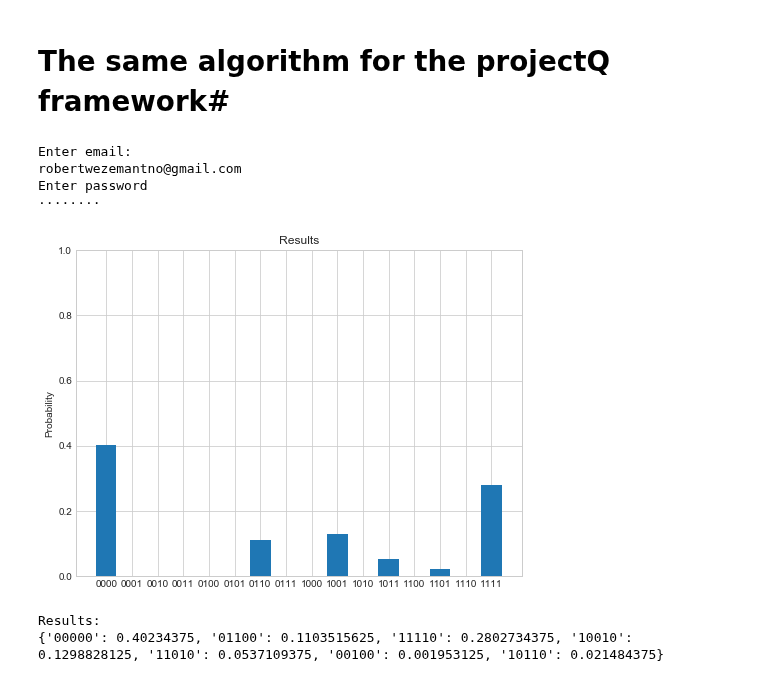
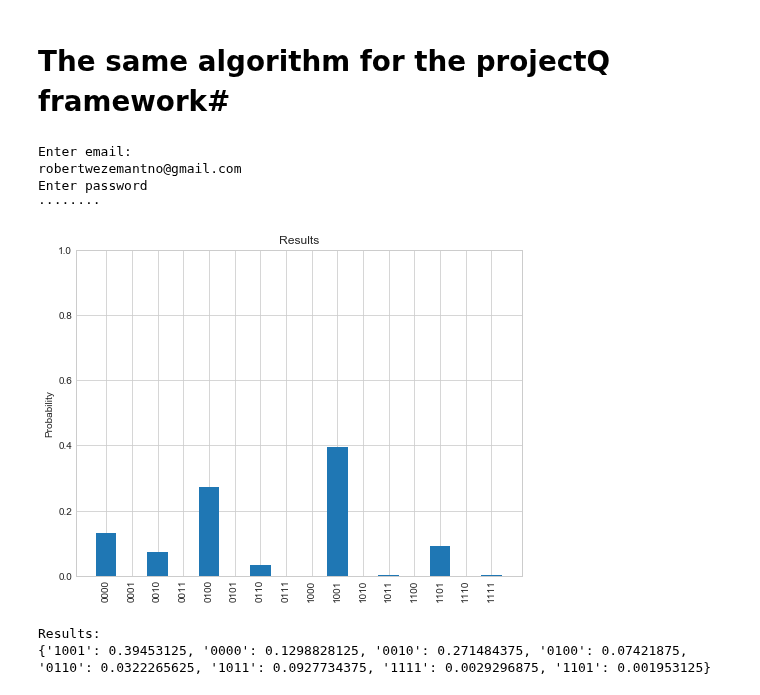
Before and after one commit to QuTech-Delft/quantuminspire, a Jupyter notebook: docs/classifier_example/Classification v2.ipynb, the cells around one changed output. Saved outputs shown, nothing was run; the diff lists cells and outputs as text; code cells hidden in the pictures.

Commit message:
Simplified to working projectQ code

```diff
--- a/docs/classifier_example/Classification v2.ipynb
+++ b/docs/classifier_example/Classification v2.ipynb
@@ -521,7 +522,6 @@ Article: [Implementing a distance-based classifier with a quantum interference c
 # The same algorithm for the projectQ framework#
 # %%
 from math import acos
-
 from getpass import getpass
 from coreapi.auth import BasicAuthentication
 
@@ -544,33 +544,6 @@ def get_authentication():
         password = getpass()
     return BasicAuthentication(email, password)
 
-
-## Optional own CRy en CCRy (less qubits)
-def CRy(eng, qb1, qb2, angle):
-    """CRy on qb1 and qb2
-    Alternatively one can use C(Ry(angle), 1) | (qb1, qb2)
-    """
-    half_angle = angle / 2
-    with Compute(eng):
-        CNOT | (qb1, qb2)
-        Ry(- half_angle) | qb2
-        CNOT | (qb1, qb2)
-        Ry(half_angle) | qb2
-
-
-def CCRy(eng, qb1, qb2, qb3, angle):
-    """CCRy on qb1 and qb2 and qb3
-    Alternatively one can use C(Ry(angle), 2) | (qb1, qb2, qb3)
-    """
-    with Compute(eng):
-        for i in range(2):
-            quater_angle = angle / 4
-            Toffoli | (qb1, qb2, qb3)
-            CNOT | (qb2, qb3)
-            Ry(quater_angle) | qb3
-            CNOT | (qb2, qb3)
-            Ry(- quater_angle) | qb3
-
 # Remote Quantum-Inspire backend #
 authentication = get_authentication()
 qi = QuantumInspireAPI(r'https://api.quantum-inspire.com/', authentication)
@@ -587,51 +560,52 @@ anglex0 = 2 * acos(0.1411)
 anglex1 = 2 * acos(0.9193)
 
 
-qubits = qi_engine.allocate_qureg(5)
+qubits = qi_engine.allocate_qureg(4)
 
 # part_a
 for qubit in qubits[0:2]:
     H | qubit
 
 # part_b
-CRy(qi_engine, qubits[1], qubits[2], anglextilde)  # Alternative use C(Ry, 1)
+C(Ry(anglextilde), 1) | (qubits[1], qubits[2]) # Alternatively build own CRy gate as done above
 X | qubits[1]
 
 # part_c
-CCRy(qi_engine, qubits[0], qubits[1], qubits[2], anglex0)  # Alternative for C(Ry, 2)
+C(Ry(anglex0), 2) | (qubits[0], qubits[1], qubits[2]) # Alternatively build own CCRy gate as done above
 X | qubits[0]
 
 # part_d
-CCRy(qi_engine, qubits[0], qubits[1], qubits[2], anglex1)  # Alternative for C(Ry, 2)
+C(Ry(anglex1), 2) | (qubits[0], qubits[1], qubits[2]) # Alternatively build own CCRy gate as done above
 
 # part_e
 CNOT | (qubits[0], qubits[3])
 
 # part_f
 H | qubits[1]
 
 qi_engine.flush()
 
 # Results:
 temp_results = qi_backend.get_probabilities(qubits)
+
 res = [get_bin(el, 4) for el in range(16)]
 prob = [0] * 16
-
 for key, value in temp_results.items():
-    prob[int(key[:-1][::-1], 2)] = value  # Strip last qubit + reverse string (projectQ has a different qubit ordering)
+    prob[int(key[::-1], 2)] = value  # Reverse as projectQ has a different qubit ordering
 
 plt.bar(res, prob)
 plt.ylabel('Probability')
 plt.title('Results')
 plt.ylim(0, 1)
+plt.xticks(rotation='vertical')
 plt.show()
 print("Results:")
 print(temp_results)
 # %% [output]
 Enter email:
 robertwezemantno@gmail.com
 Enter password
 ········
-[figure, old version]
+[figure, new version]
 Results:
-{'00000': 0.40234375, '01100': 0.1103515625, '11110': 0.2802734375, '10010': 0.1298828125, '11010': 0.0537109375, '00100': 0.001953125, '10110': 0.021484375}
+{'1001': 0.39453125, '0000': 0.1298828125, '0010': 0.271484375, '0100': 0.07421875, '0110': 0.0322265625, '1011': 0.0927734375, '1111': 0.0029296875, '1101': 0.001953125}
```
Also changed, not shown: parts of 3 cells of this notebook.
